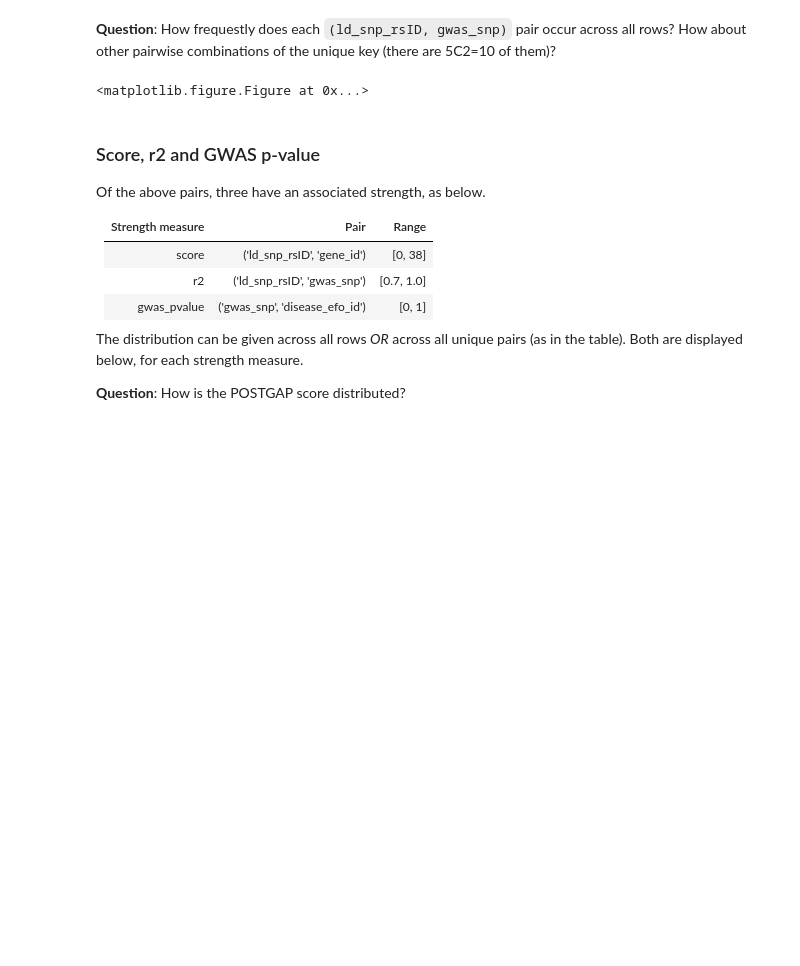
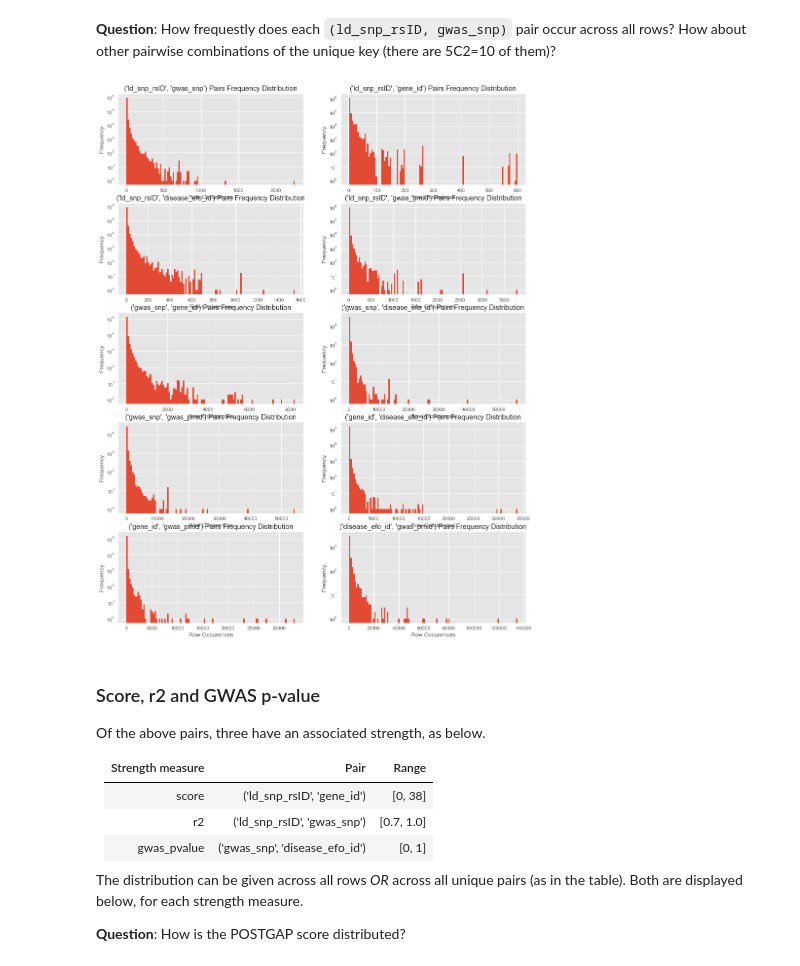
Before and after one commit to opentargets-archive/postgap_analysis, a Jupyter notebook: postgap_analysis_flat.ipynb, the cells around one changed output. Cells and saved outputs as stored; diff of their text form; code cells hidden in the pictures; blank space fills up the shorter version.

Commit message:
Add plots

```diff
--- a/postgap_analysis_flat.ipynb
+++ b/postgap_analysis_flat.ipynb
@@ -99,8 +99,8 @@ plt.show()
 # %%
 import itertools
 
-combs = itertools.combinations(primary_key, 2)
-for (i, c) in enumerate(combs):
+pairs = itertools.combinations(primary_key, 2)
+for (i, c) in enumerate(pairs):
     print('{} unique pairs: {}'.format(c, len(pg.groupby(c).size())))
 # %% [output]
 ('ld_snp_rsID', 'gwas_snp') unique pairs: 975297
@@ -118,19 +118,20 @@ for (i, c) in enumerate(combs):
 # %%
 plt.figure(figsize=(15, 20))
 
-for (i, c) in enumerate(combs):
+pairs = itertools.combinations(primary_key, 2)
+for (i, c) in enumerate(pairs):
     connections = pg.groupby(c)
     connection_frequencies = connections.size()
 
     plt.subplot(5, 2, i + 1)
     plt.hist(connection_frequencies, bins=120, log=True)
     plt.title('{} Pairs Frequency Distribution'.format(c))
     plt.xlabel('Row Occurences')
     plt.ylabel('Frequency')
 
 plt.show()
 # %% [output]
-<matplotlib.figure.Figure at 0x...>
+[figure, added]
 # %% [markdown]
 ### Score, r2 and GWAS p-value
 Of the above pairs, three have an associated strength, as below.
```
Also changed, not shown: parts of 1 cell of this notebook.
